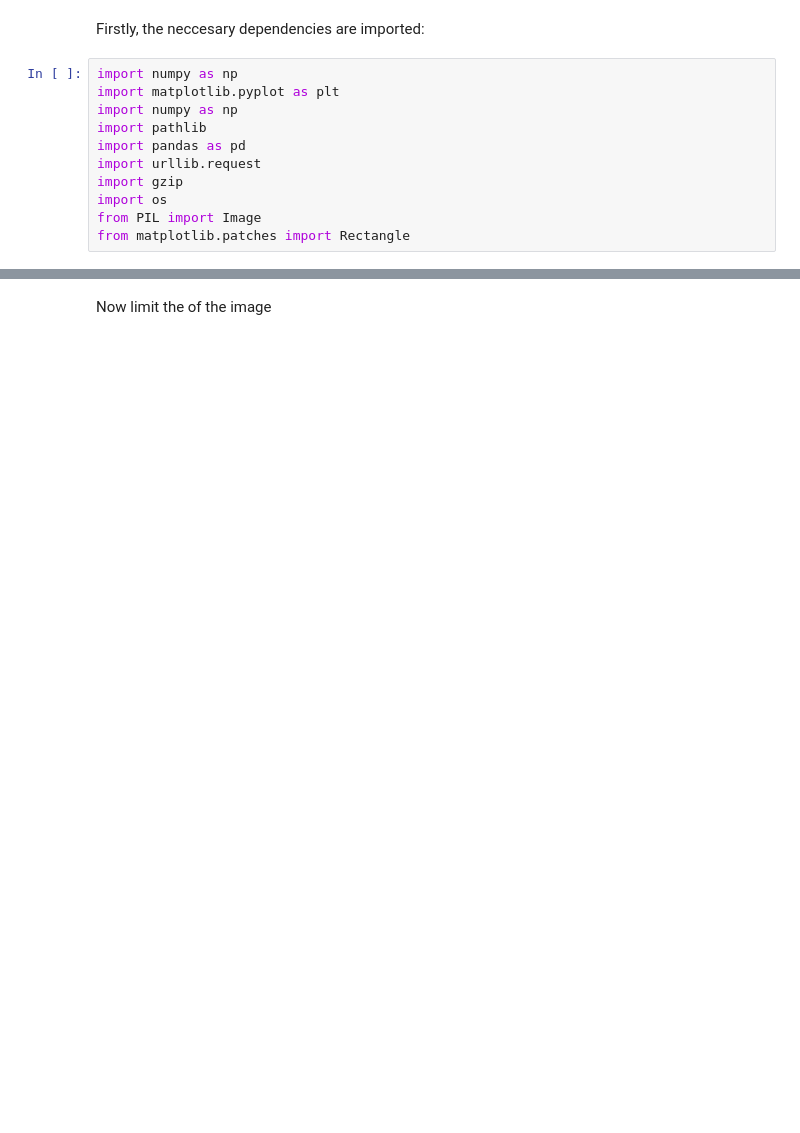
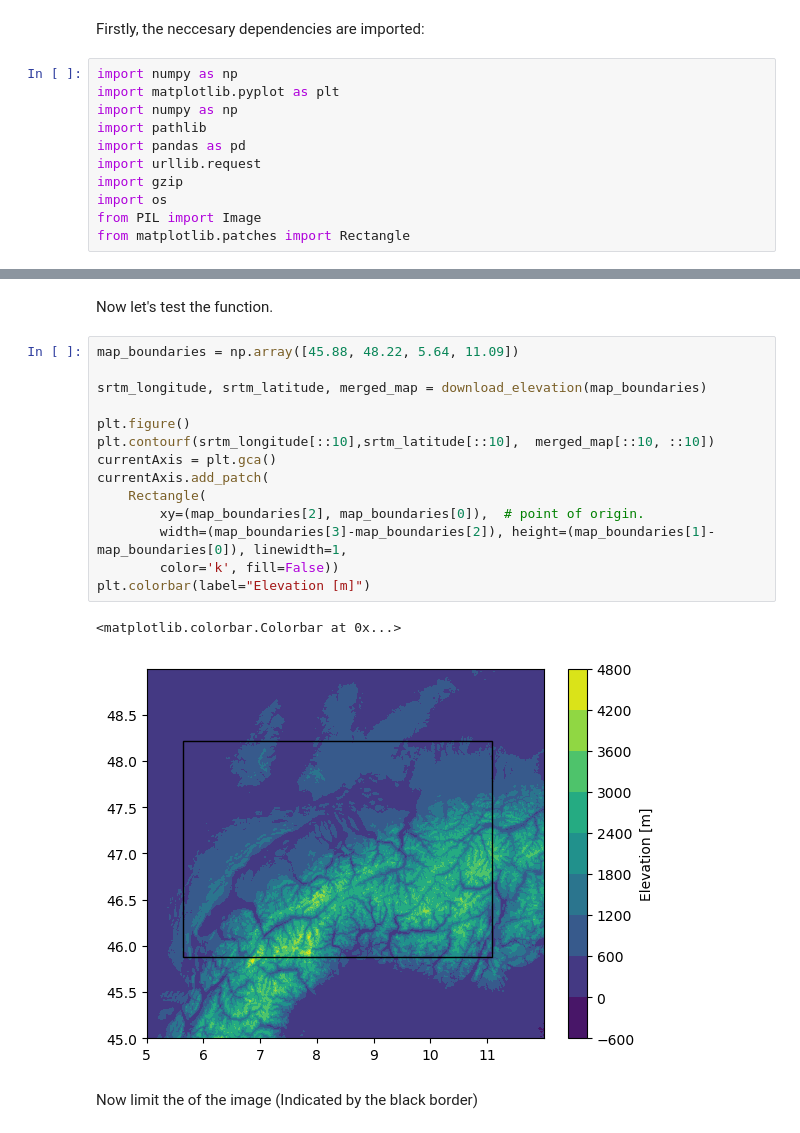
Before and after one commit to FPWRasmussen/DTU-Special-Course, a Jupyter notebook: src/elevation_handler.ipynb, the cells around one changed output, grey strips where cells are left out. Saved outputs shown, nothing was run; the diff lists cells and outputs as text; blank space fills up the shorter version.

```diff
--- a/src/elevation_handler.ipynb
+++ b/src/elevation_handler.ipynb
@@ -85,5 +72,24 @@ plt.colorbar(label="Elevation [m]")
+# %% [markdown]
+Now let's test the function.
+# %%
+map_boundaries = np.array([45.88, 48.22, 5.64, 11.09])
+
+srtm_longitude, srtm_latitude, merged_map = download_elevation(map_boundaries)
+
+plt.figure()
+plt.contourf(srtm_longitude[::10],srtm_latitude[::10],  merged_map[::10, ::10])
+currentAxis = plt.gca()
+currentAxis.add_patch(
+    Rectangle(
+        xy=(map_boundaries[2], map_boundaries[0]),  # point of origin.
+        width=(map_boundaries[3]-map_boundaries[2]), height=(map_boundaries[1]-map_boundaries[0]), linewidth=1,
+        color='k', fill=False))
+plt.colorbar(label="Elevation [m]")
+# %% [output]
+<matplotlib.colorbar.Colorbar at 0x...>
+[figure, added]
 # %% [markdown]
-Now limit the of the image
+Now limit the of the image (Indicated by the black border)
 # %%
 def generate_subarray(original_array, row_points, col_points, subarray_bounds):
     start_row = np.argmin(np.abs(row_points - subarray_bounds[0]))
```
Also changed, not shown: parts of 5 cells of this notebook.
